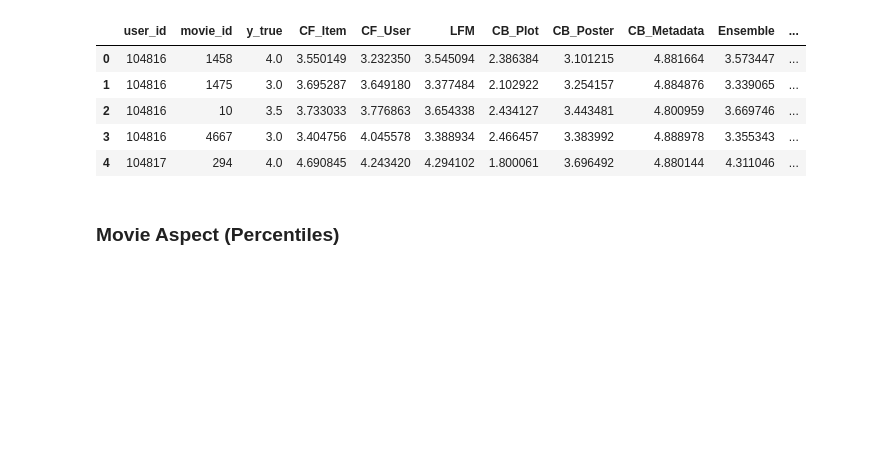
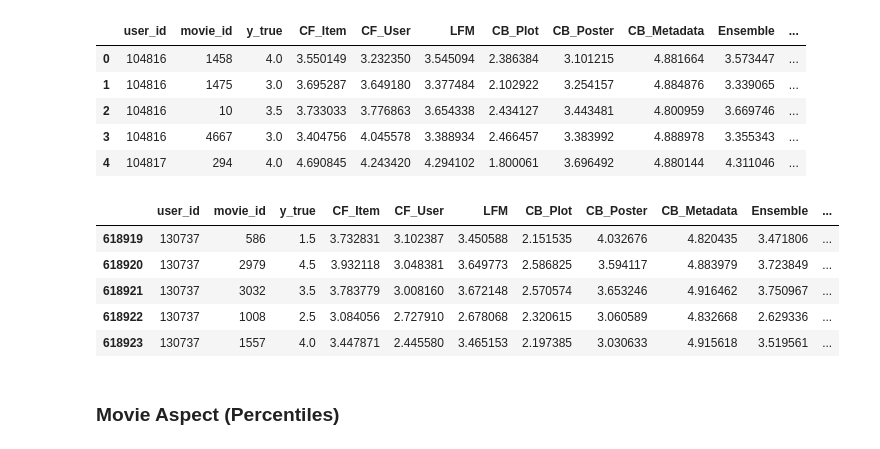
Before and after one commit to bhuvi3/movie_recommendation_system, a Jupyter notebook: code/generate_results.ipynb, the cells around one changed output. Cells and saved outputs as stored; diff of their text form; code cells hidden in the pictures; blank space fills up the shorter version.

```diff
--- a/code/generate_results.ipynb
+++ b/code/generate_results.ipynb
@@ -434,6 +434,15 @@ test_preds_df.head()
 | 2 | 104816 | 10 | 3.5 | 3.733033 | 3.776863 | 3.654338 | 2.434127 | 3.443481 | 4.800959 | 3.669746 | ... |
 | 3 | 104816 | 4667 | 3.0 | 3.404756 | 4.045578 | 3.388934 | 2.466457 | 3.383992 | 4.888978 | 3.355343 | ... |
 | 4 | 104817 | 294 | 4.0 | 4.690845 | 4.243420 | 4.294102 | 1.800061 | 3.696492 | 4.880144 | 4.311046 | ... |
+# %%
+test_preds_df.tail()
+# %% [output]
+|  | user_id | movie_id | y_true | CF_Item | CF_User | LFM | CB_Plot | CB_Poster | CB_Metadata | Ensemble | ... |
+| 618919 | 130737 | 586 | 1.5 | 3.732831 | 3.102387 | 3.450588 | 2.151535 | 4.032676 | 4.820435 | 3.471806 | ... |
+| 618920 | 130737 | 2979 | 4.5 | 3.932118 | 3.048381 | 3.649773 | 2.586825 | 3.594117 | 4.883979 | 3.723849 | ... |
+| 618921 | 130737 | 3032 | 3.5 | 3.783779 | 3.008160 | 3.672148 | 2.570574 | 3.653246 | 4.916462 | 3.750967 | ... |
+| 618922 | 130737 | 1008 | 2.5 | 3.084056 | 2.727910 | 2.678068 | 2.320615 | 3.060589 | 4.832668 | 2.629336 | ... |
+| 618923 | 130737 | 1557 | 4.0 | 3.447871 | 2.445580 | 3.465153 | 2.197385 | 3.030633 | 4.915618 | 3.519561 | ... |
 # %% [markdown]
 ### Movie Aspect (Percentiles)
 # %%
```
Also changed, not shown: parts of 17 cells of this notebook, 12 other files.
